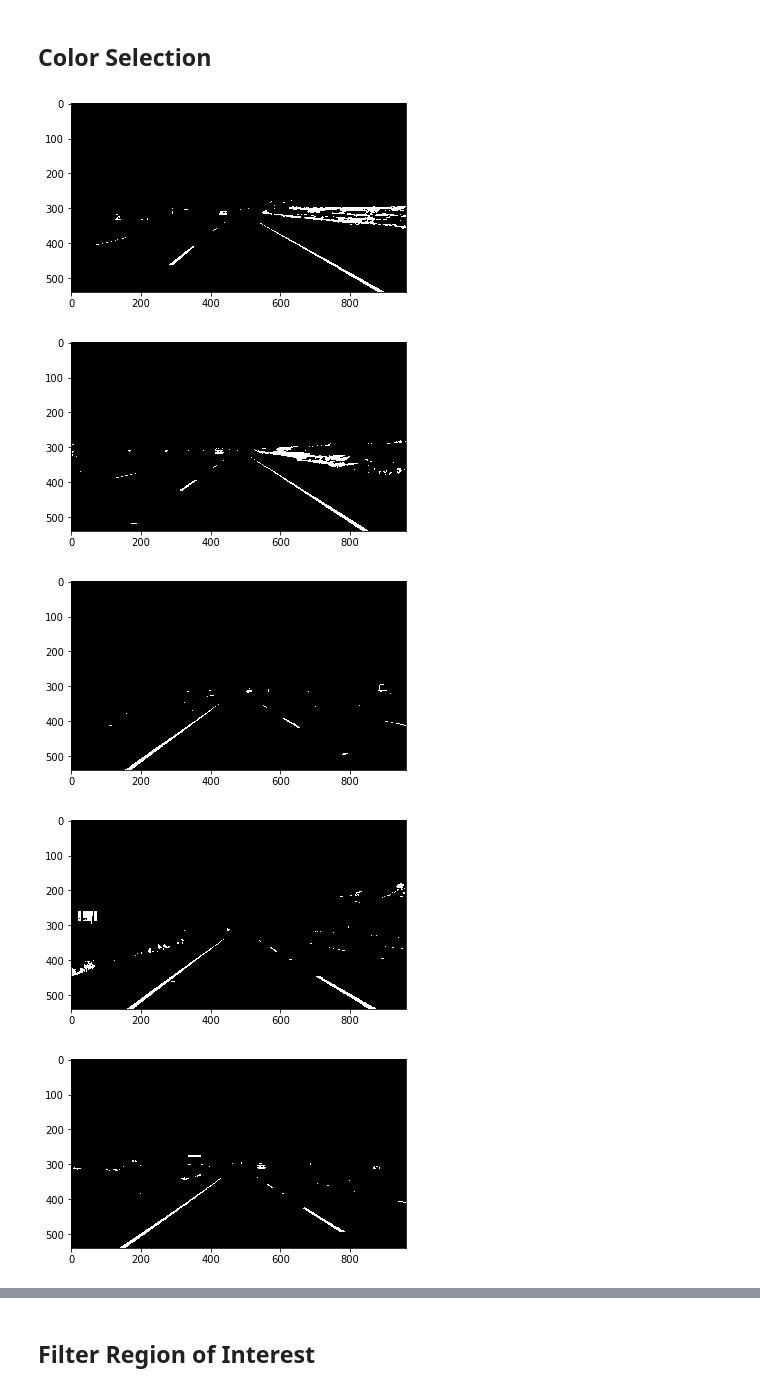
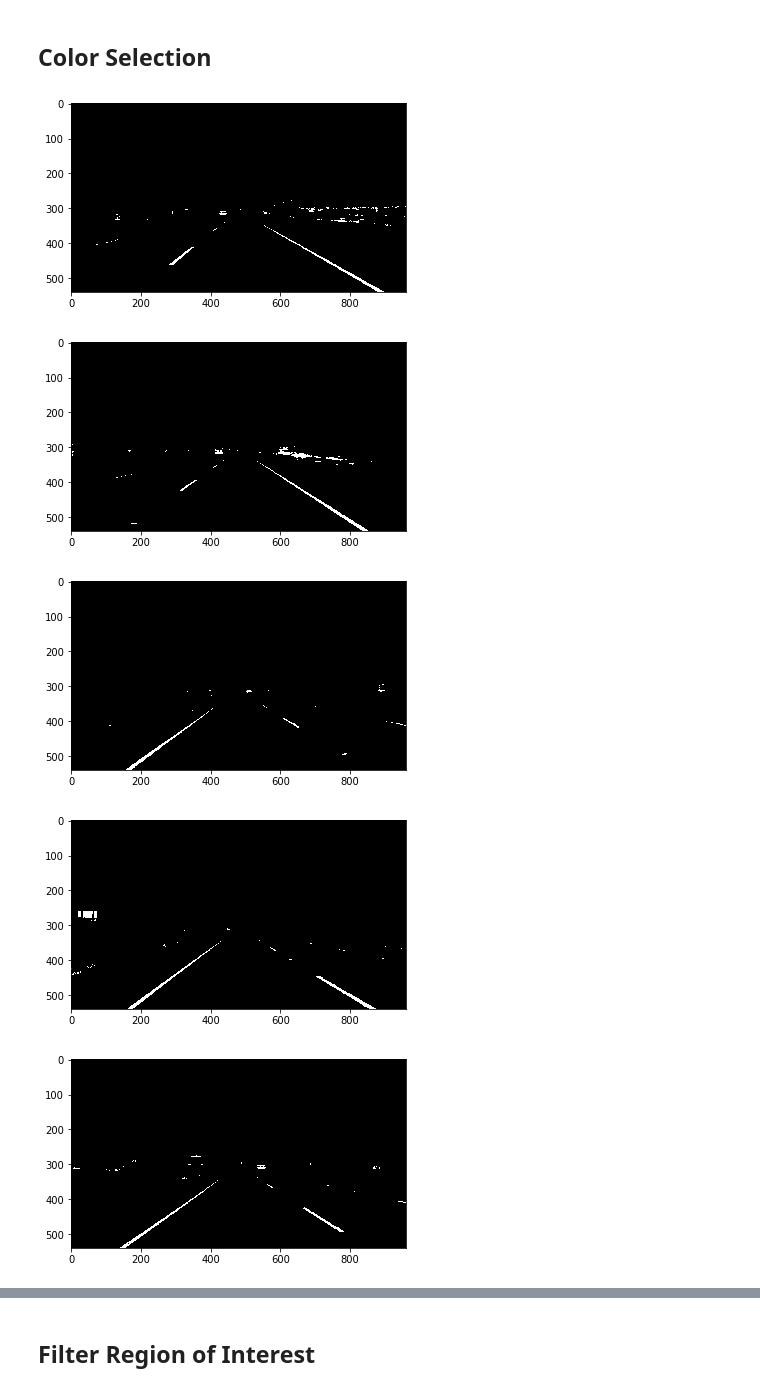
Before and after one commit to zoomedout/Self-Driving-Car-Lane-Detection, a Jupyter notebook: P1.ipynb, the cells around one changed output, grey strips where cells are left out. Cells and saved outputs as stored; diff of their text form; code cells hidden in the pictures.

```diff
--- a/P1.ipynb
+++ b/P1.ipynb
@@ -180,21 +180,21 @@ run your solution on all test_images and make copies into the test_images direct
 # %%
 images = os.listdir("test_images/")
 imageDir = "test_images/"
 ## Color Selection
 
 def colorSelect(img):
-    thresholds = np.array([200,100,60])
-    whites = np.array([255,255,255])
-    return cv2.inRange(img, thresholds, whites)
+    color_thresholds = np.array([210,110,70])
+    white_colors = np.array([255,255,255])
+    return cv2.inRange(img, color_thresholds, white_colors)
 
 for image in images:
     pic = mpimg.imread(imageDir+image)
     color_select_pic = colorSelect(pic)
     plt.figure()
     plt.imshow(color_select_pic, cmap='gray')
 # %% [output]
-[figure, old version]
+[figure, new version]
-[figure, old version]
+[figure, new version]
 [figure]
-[figure, old version]
+[figure, new version]
 [figure]
```
Also changed, not shown: parts of 4 cells of this notebook.
